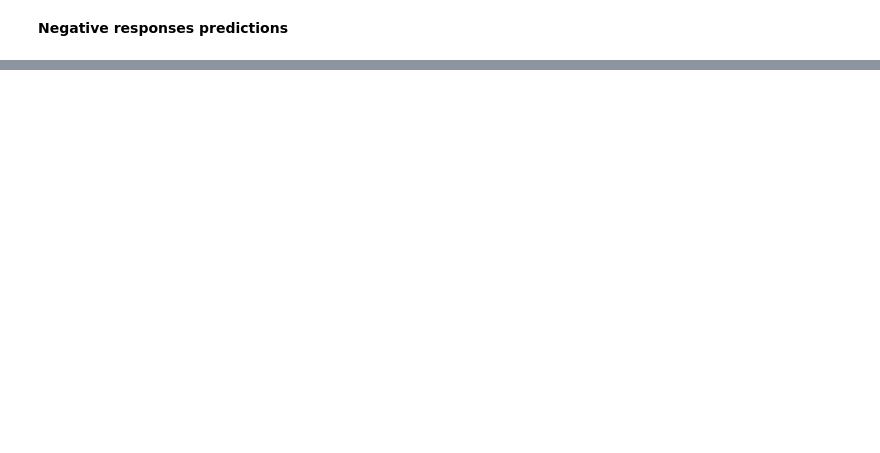
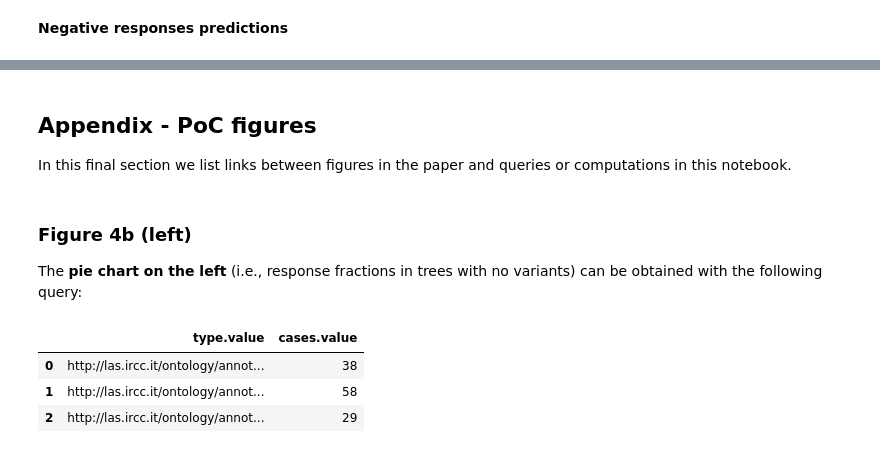
Before and after one commit to lasircc/semalytics-demo, a Jupyter notebook: notebook/demo/semalytics-demo.ipynb, the cells around one changed output, grey strips where cells are left out. Cells and saved outputs as stored; diff of their text form; code cells hidden in the pictures; blank space fills up the shorter version.

Commit message:
Update and improve notebook examples

```diff
--- a/notebook/demo/semalytics-demo.ipynb
+++ b/notebook/demo/semalytics-demo.ipynb
@@ -1253,3 +1261,50 @@ result_table[['geneSymbol.value', 'variantLabel.value', 'treatmentLabel.value',
 | 4 | KRAS | KRAS G13D | Cetuximab | colorectal cancer | Phase II study of single-agent ce... |
 | 5 | KRAS | KRAS G13D | Cetuximab | colorectal cancer | Cetuximab treatment for metastati... |
 | 6 | KRAS | KRAS G13D | Cetuximab | colorectal cancer | Meta-analysis comparing the effic... |
+# %% [markdown]
+<a id='appendix'></a>
+## Appendix - PoC figures
+
+In this final section we list links between figures in the paper and queries or computations in this notebook.
+# %% [markdown]
+### Figure 4b (left)
+
+The **pie chart on the left** (i.e., response fractions in trees with no variants) can be obtained with the following query:
+# %%
+# response fractions in trees with no variants
+my_query = """
+PREFIX : <http://las.ircc.it/ontology/annotationplatform#>
+PREFIX onto: <http://www.ontotext.com/>
+PREFIX sesame: <http://www.openrdf.org/schema/sesame#>
+select (count(distinct ?case) as ?cases) ?type
+from onto:disable-sameAs
+where {
+    ?case a :Case ;
+          :hasDescendant ?mouse .
+    ?mouse a :Biomouse ;
+           :has_annotation ?ann .
+    ?ann :has_reference ?ref .
+    ?ref sesame:directType ?type .
+    filter not exists {
+        ?case :hasDescendant ?node .
+        ?node :has_annotation ?ann2 .
+        ?ann2 :has_reference ?ref2 .
+        ?gene :has_variant ?ref2.
+        ?gene :symbol ?geneSymbol
+        VALUES ?geneSymbol {'KRAS' 'EGFR' 'BRAF' 'ERBB2'}
+        ?ref2 a ?annotation_Type.
+        VALUES ?annotation_Type { :sequence_alteration :feature_amplification }
+   }
+}
+group by ?type
+"""
+
+# get data
+result_table_no_var = utils.query(SEMALYTICS_ENDPOINT, my_query)
+
+result_table_no_var[['type.value','cases.value']]
+# %% [output]
+|  | type.value | cases.value |
+| 0 | http://las.ircc.it/ontology/annot... | 38 |
+| 1 | http://las.ircc.it/ontology/annot... | 58 |
+| 2 | http://las.ircc.it/ontology/annot... | 29 |
```
Also changed, not shown: parts of 21 cells of this notebook, 1 other file.
